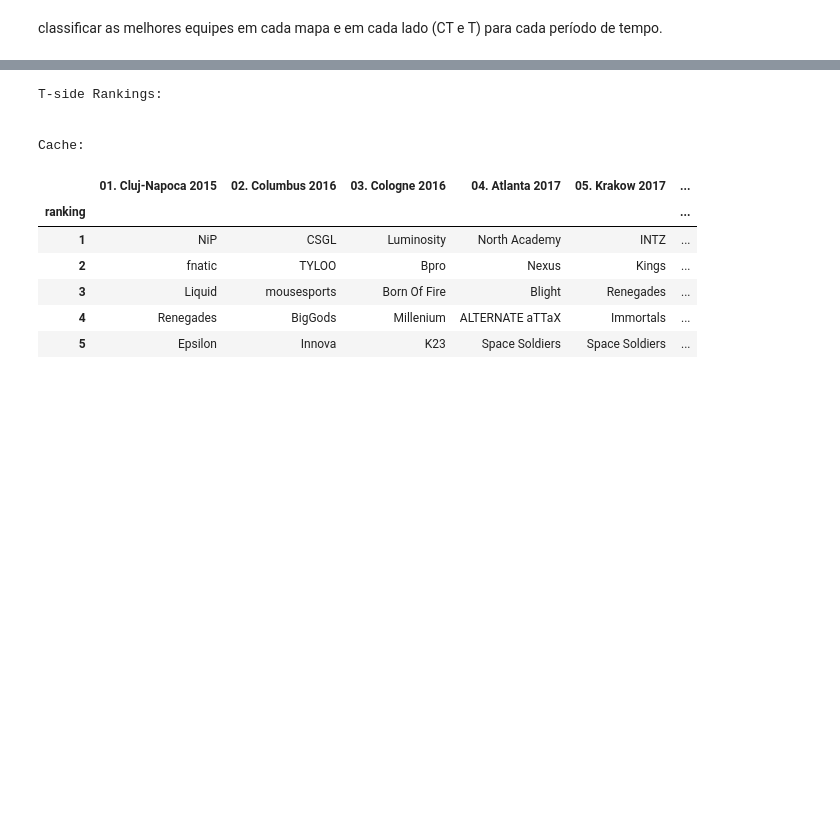
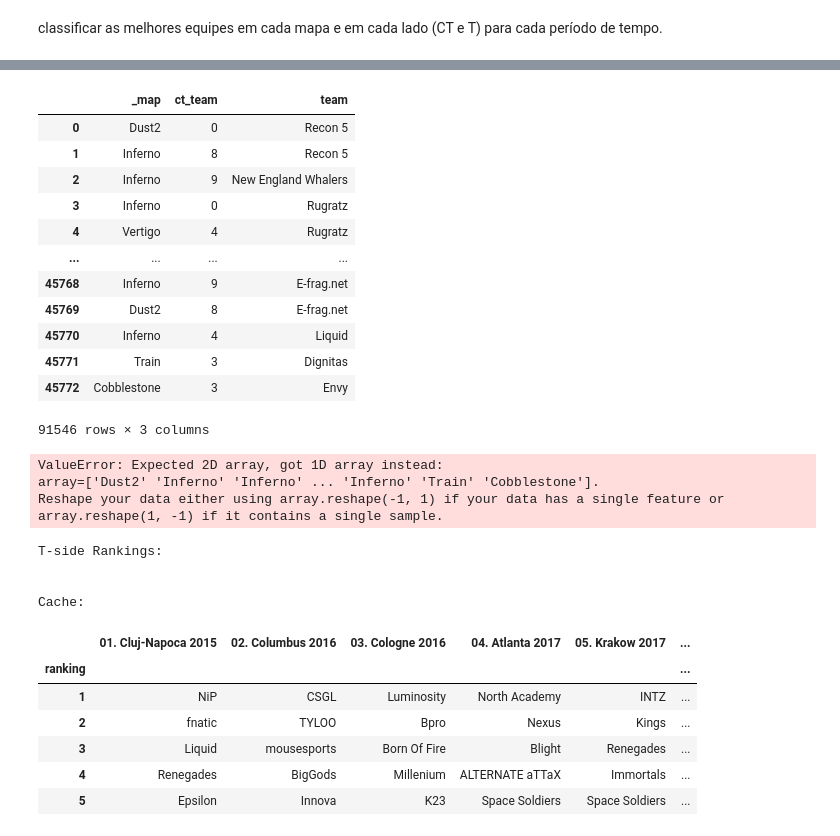
Before and after one commit to DanielMarinhoFerreira/Projeto-Integrador-III-CSV, a Jupyter notebook: analytics/analise_database.ipynb, the cells around one changed output, grey strips where cells are left out. Drawn from its saved outputs; the diff is of its cells as text; code cells hidden in the pictures; blank space fills up the shorter version.

```diff
--- a/analytics/analise_database.ipynb
+++ b/analytics/analise_database.ipynb
@@ -322,3 +350,63 @@ def plot_ranking_teams_sides(gb):
+# %%
+
+from sklearn.metrics import confusion_matrix, accuracy_score, classification_report
+from sklearn.discriminant_analysis import StandardScaler
+from sklearn.model_selection import train_test_split
+from sklearn.naive_bayes import GaussianNB
+
+
+row_colums = ['_map','ct_team','team']
+df_no = new_data_ct[row_colums]
+
+display(df_no)
+
+df_cat = df_no.apply(OrdinalEncoder().fit_transform) #substitui as colunas originais pelas colunas codificadas
+
+
+# Separar os atributos preditores (X) do alvo (y)
+X = df_cat.drop('side_sum', axis=1)
+y = df_cat['side_sum']
+
+# Dividir o conjunto de dados em treinamento e teste
+X_train, X_test, y_train, y_test = train_test_split(X, y, test_size=0.2, random_state=42)
+
+# Padronizar as variáveis preditoras
+sc = StandardScaler()
+X_train = sc.fit_transform(X_train)
+X_test = sc.transform(X_test)
+
+# Treinar um modelo de Naive Bayes
+nb = GaussianNB()
+nb.fit(X_train, y_train)
+
+# Fazer previsões no conjunto de teste usando o modelo de Naive Bayes
+y_pred_nb = nb.predict(X_test)
+
+# Fazer as previsões nos dados de teste
+y_pred = nb.predict(X_test)
+
+# Avaliar o desempenho do  modelo de Naive Bayes
+print('Acurácia:', accuracy_score(y_test, y_pred))
+print('Matriz de confusão:')
+print(confusion_matrix(y_test, y_pred_nb))
+print(classification_report(y_test, y_pred, target_names=['Not ', 'per_game']))
+# %% [output]
+|  | _map | ct_team | team |
+| 0 | Dust2 | 0 | Recon 5 |
+| 1 | Inferno | 8 | Recon 5 |
+| 2 | Inferno | 9 | New England Whalers |
+| 3 | Inferno | 0 | Rugratz |
+| 4 | Vertigo | 4 | Rugratz |
+| ... | ... | ... | ... |
+| 45768 | Inferno | 9 | E-frag.net |
+| 45769 | Dust2 | 8 | E-frag.net |
+| 45770 | Inferno | 4 | Liquid |
+| 45771 | Train | 3 | Dignitas |
+| 45772 | Cobblestone | 3 | Envy |
+91546 rows × 3 columns
+ValueError: Expected 2D array, got 1D array instead:
+array=['Dust2' 'Inferno' 'Inferno' ... 'Inferno' 'Train' 'Cobblestone'].
+Reshape your data either using array.reshape(-1, 1) if your data has a single feature or array.reshape(1, -1) if it contains a single sample.
 # %%
 print('T-side Rankings:\n')
 plot_ranking_teams_sides(gb_t)
```
Also changed, not shown: parts of 4 cells of this notebook.
